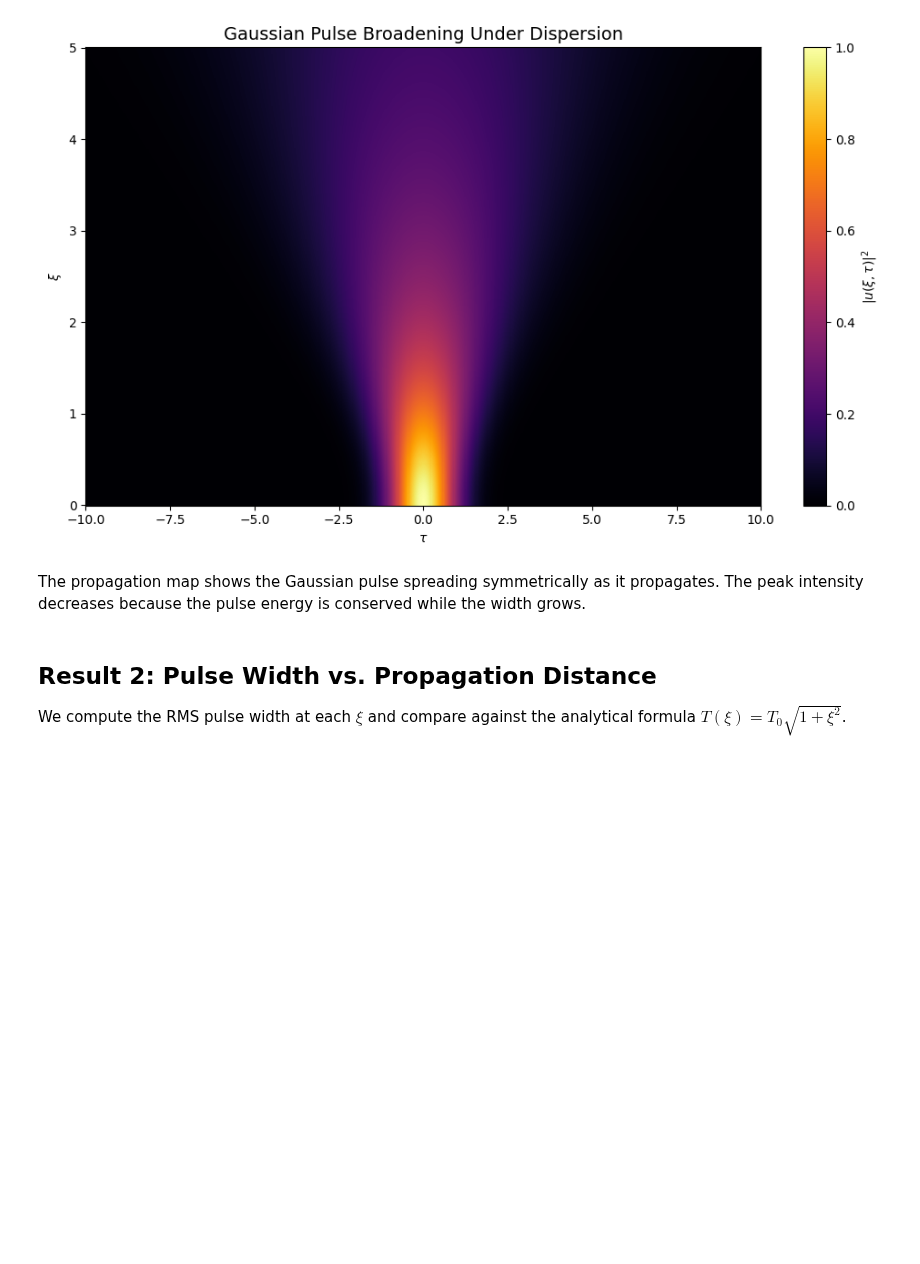
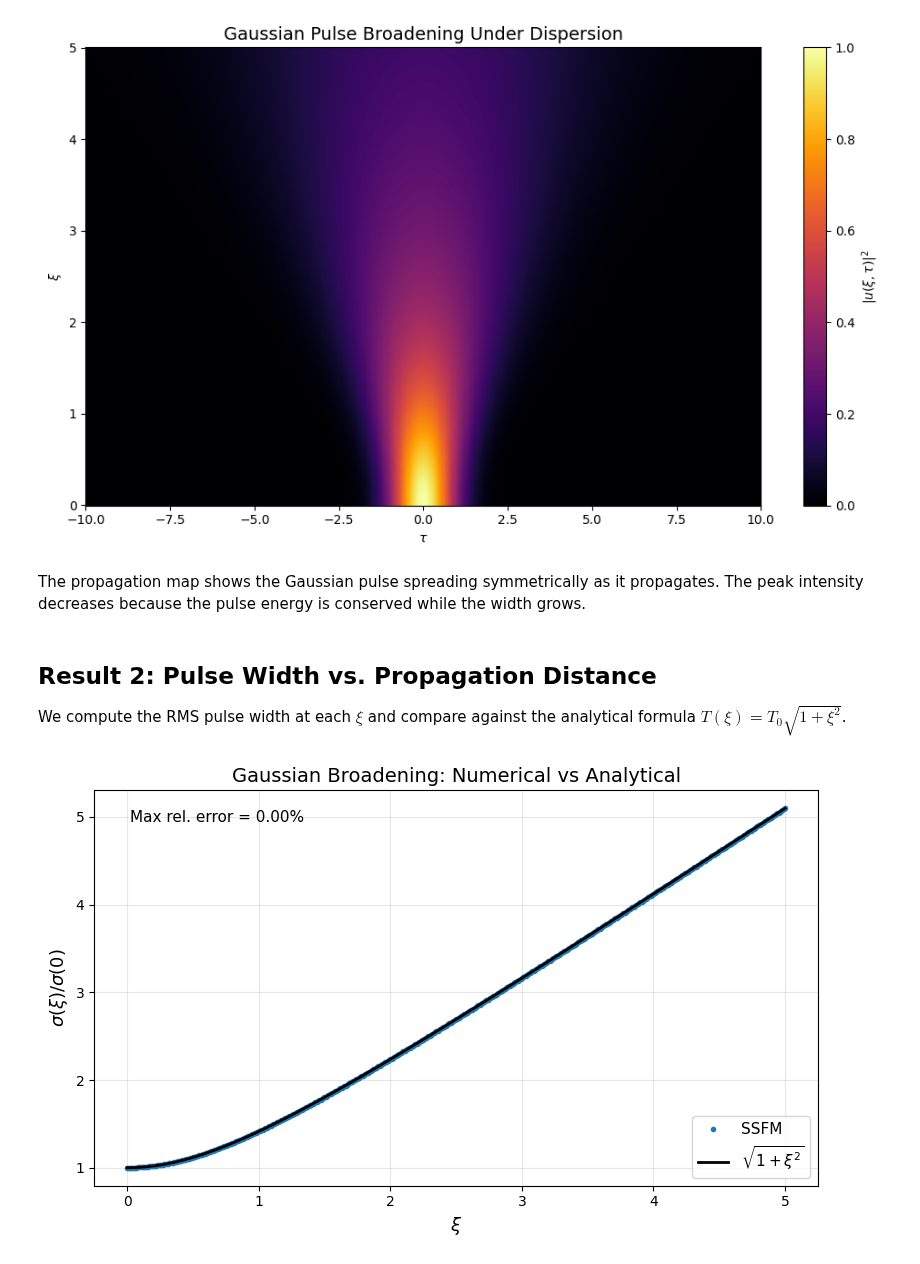
Before and after one commit to abbas-ahmad-cowlar/split-step-fourier-nlse, a Jupyter notebook: notebooks/01_dispersion.ipynb, the cells around one changed output. Saved outputs shown, nothing was run; the diff lists cells and outputs as text; code cells hidden in the pictures; blank space fills up the shorter version.

Commit message:
Save 01 dispersion figure output

```diff
--- a/notebooks/01_dispersion.ipynb
+++ b/notebooks/01_dispersion.ipynb
@@ -147,3 +147,25 @@ The peak intensity decreases because the pulse energy is conserved while the wid
 
 We compute the RMS pulse width at each $\xi$ and compare against the analytical formula
 $T(\xi) = T_0\sqrt{1 + \xi^2}$.
+# %%
+widths = np.array([rms_width(u, tau, dtau) for u in u_hist])
+width_ratio = widths / widths[0]
+width_exact = np.sqrt(1 + xi_arr**2)
+max_broadening_err = np.max(np.abs(width_ratio - width_exact) / width_exact)
+
+fig, ax = plt.subplots(figsize=(8, 5))
+ax.plot(xi_arr, width_ratio, 'o', ms=3, label='SSFM')
+ax.plot(xi_arr, width_exact, 'k-', linewidth=2, label=r'$\sqrt{1+\xi^2}$')
+ax.text(0.05, 0.92, f'Max rel. error = {max_broadening_err:.2%}',
+        transform=ax.transAxes, fontsize=11)
+ax.set_xlabel(r'$\xi$', fontsize=13)
+ax.set_ylabel(r'$\sigma(\xi)/\sigma(0)$', fontsize=13)
+ax.set_title('Gaussian Broadening: Numerical vs Analytical', fontsize=14)
+ax.legend(fontsize=11)
+ax.grid(True, alpha=0.3)
+fig.tight_layout()
+save_figure(fig, FIG_DIR / "nb01_width_vs_distance.png")
+plt.show()
+assert max_broadening_err < 0.02
+# %% [output]
+[figure, added]
```
